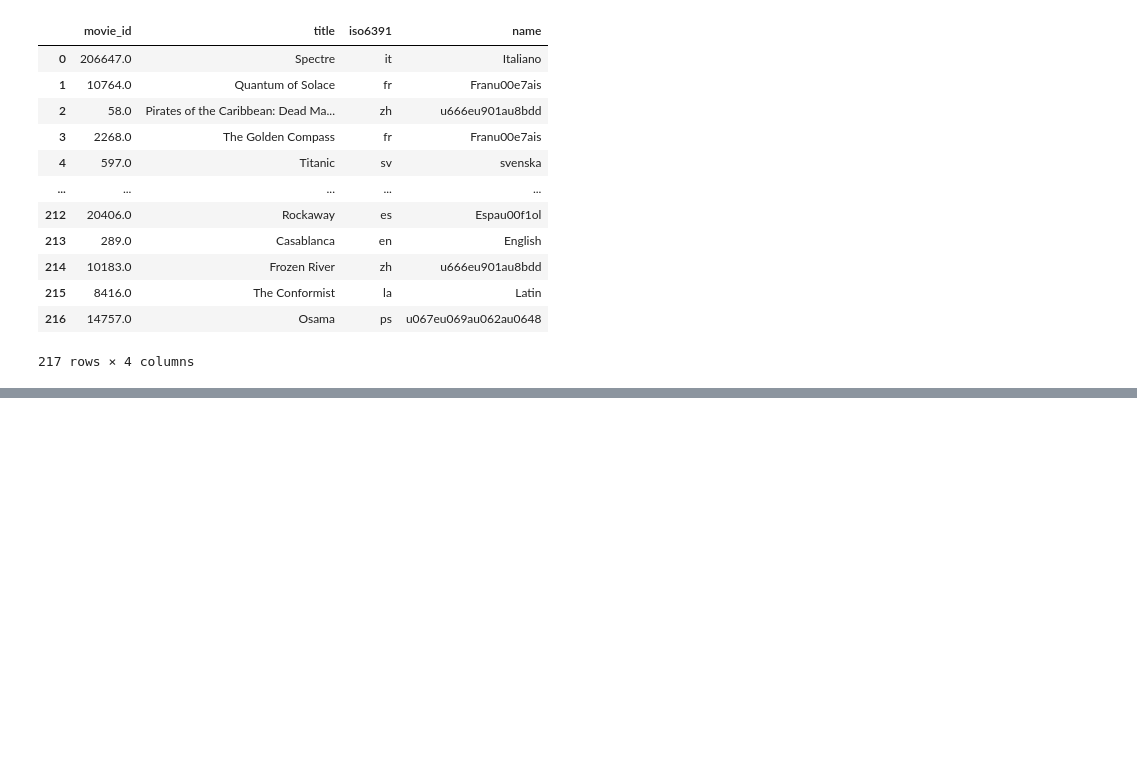
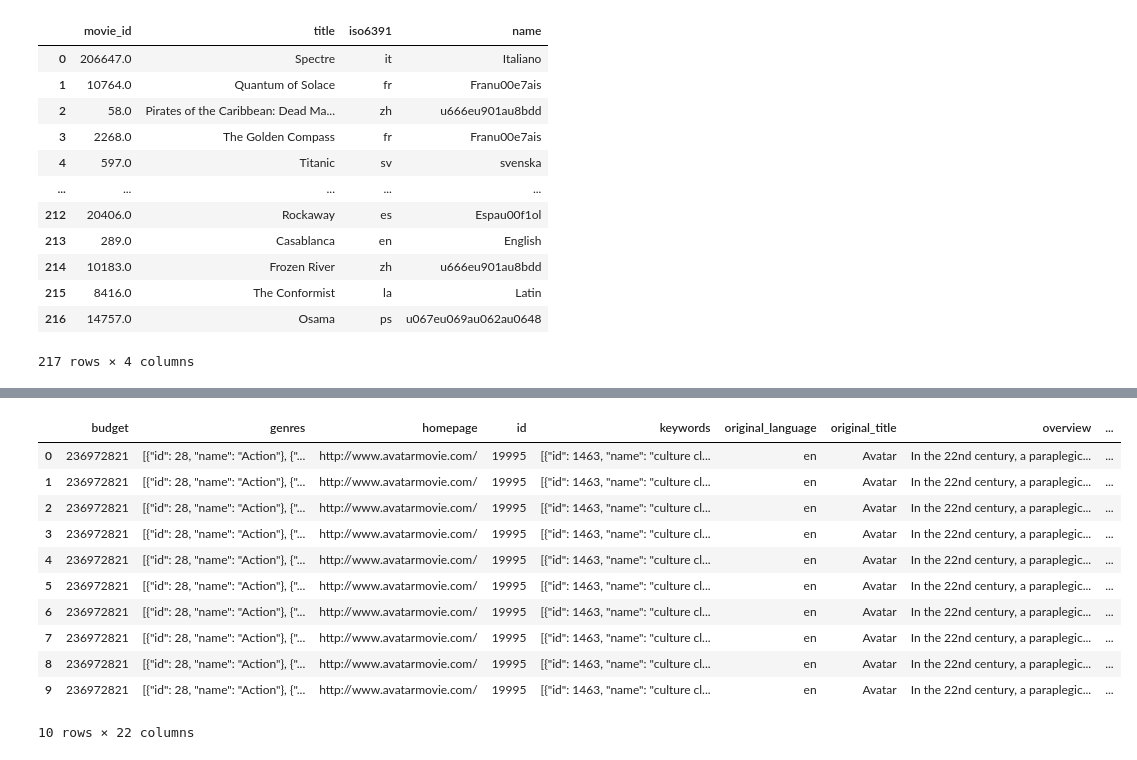
Before and after one commit to LuisaIb/Apache-Spark-Movie, a Jupyter notebook: movie.ipynb, the cells around one changed output, grey strips where cells are left out. Saved outputs shown, nothing was run; the diff lists cells and outputs as text; code cells hidden in the pictures; blank space fills up the shorter version.

```diff
--- a/movie.ipynb
+++ b/movie.ipynb
@@ -149,0 +158,17 @@ genre['median_rating'] = genre.groupby('name')[''].median()
+# %%
+data = pd.merge(joined, recommendations, left_on="id", right_on="movie_id")
+data = data.drop('movie_id', axis=1)
+data.head(10)
+# %% [output]
+|  | budget | genres | homepage | id | keywords | original_language | original_title | overview | ... |
+| 0 | 236972821 | [{"id": 28, "name": "Action"}, {"... | http://www.avatarmovie.com/ | 19995 | [{"id": 1463, "name": "culture cl... | en | Avatar | In the 22nd century, a paraplegic... | ... |
+| 1 | 236972821 | [{"id": 28, "name": "Action"}, {"... | http://www.avatarmovie.com/ | 19995 | [{"id": 1463, "name": "culture cl... | en | Avatar | In the 22nd century, a paraplegic... | ... |
+| 2 | 236972821 | [{"id": 28, "name": "Action"}, {"... | http://www.avatarmovie.com/ | 19995 | [{"id": 1463, "name": "culture cl... | en | Avatar | In the 22nd century, a paraplegic... | ... |
+| 3 | 236972821 | [{"id": 28, "name": "Action"}, {"... | http://www.avatarmovie.com/ | 19995 | [{"id": 1463, "name": "culture cl... | en | Avatar | In the 22nd century, a paraplegic... | ... |
+| 4 | 236972821 | [{"id": 28, "name": "Action"}, {"... | http://www.avatarmovie.com/ | 19995 | [{"id": 1463, "name": "culture cl... | en | Avatar | In the 22nd century, a paraplegic... | ... |
+| 5 | 236972821 | [{"id": 28, "name": "Action"}, {"... | http://www.avatarmovie.com/ | 19995 | [{"id": 1463, "name": "culture cl... | en | Avatar | In the 22nd century, a paraplegic... | ... |
+| 6 | 236972821 | [{"id": 28, "name": "Action"}, {"... | http://www.avatarmovie.com/ | 19995 | [{"id": 1463, "name": "culture cl... | en | Avatar | In the 22nd century, a paraplegic... | ... |
+| 7 | 236972821 | [{"id": 28, "name": "Action"}, {"... | http://www.avatarmovie.com/ | 19995 | [{"id": 1463, "name": "culture cl... | en | Avatar | In the 22nd century, a paraplegic... | ... |
+| 8 | 236972821 | [{"id": 28, "name": "Action"}, {"... | http://www.avatarmovie.com/ | 19995 | [{"id": 1463, "name": "culture cl... | en | Avatar | In the 22nd century, a paraplegic... | ... |
+| 9 | 236972821 | [{"id": 28, "name": "Action"}, {"... | http://www.avatarmovie.com/ | 19995 | [{"id": 1463, "name": "culture cl... | en | Avatar | In the 22nd century, a paraplegic... | ... |
+10 rows × 22 columns
```
Also changed, not shown: parts of 10 cells of this notebook.
